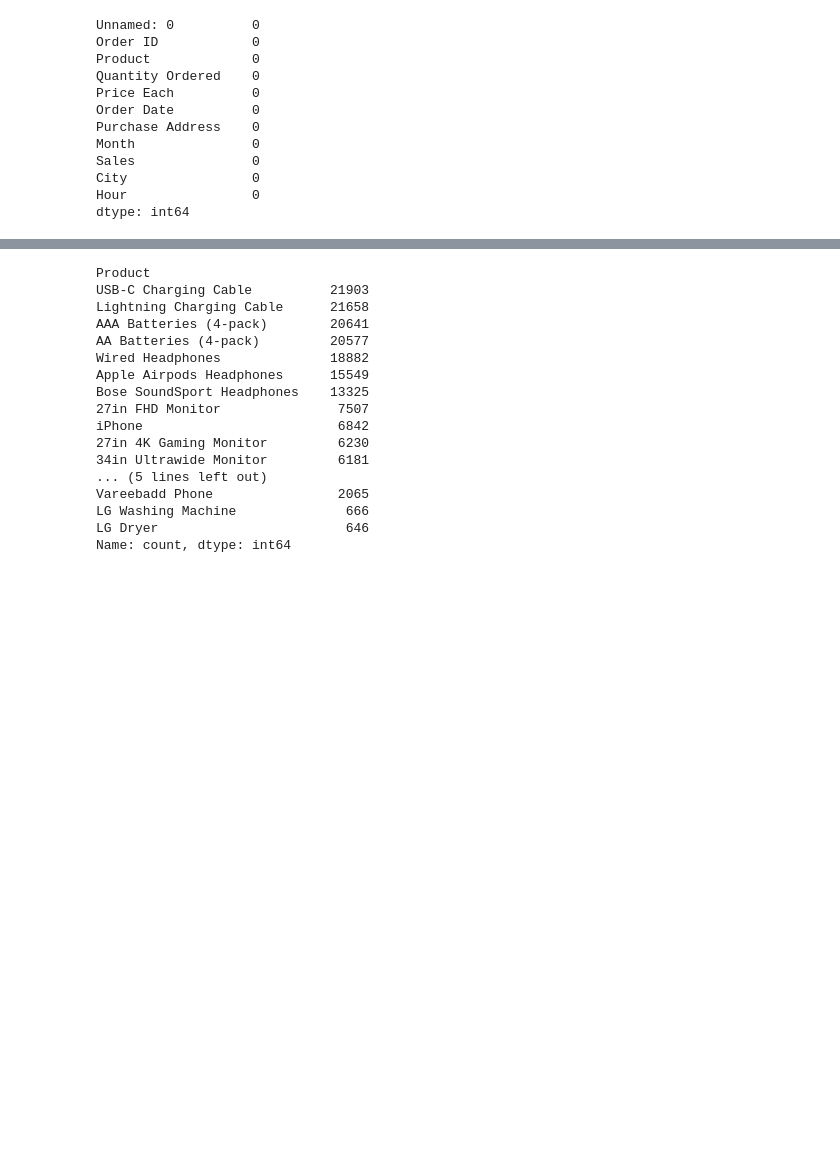
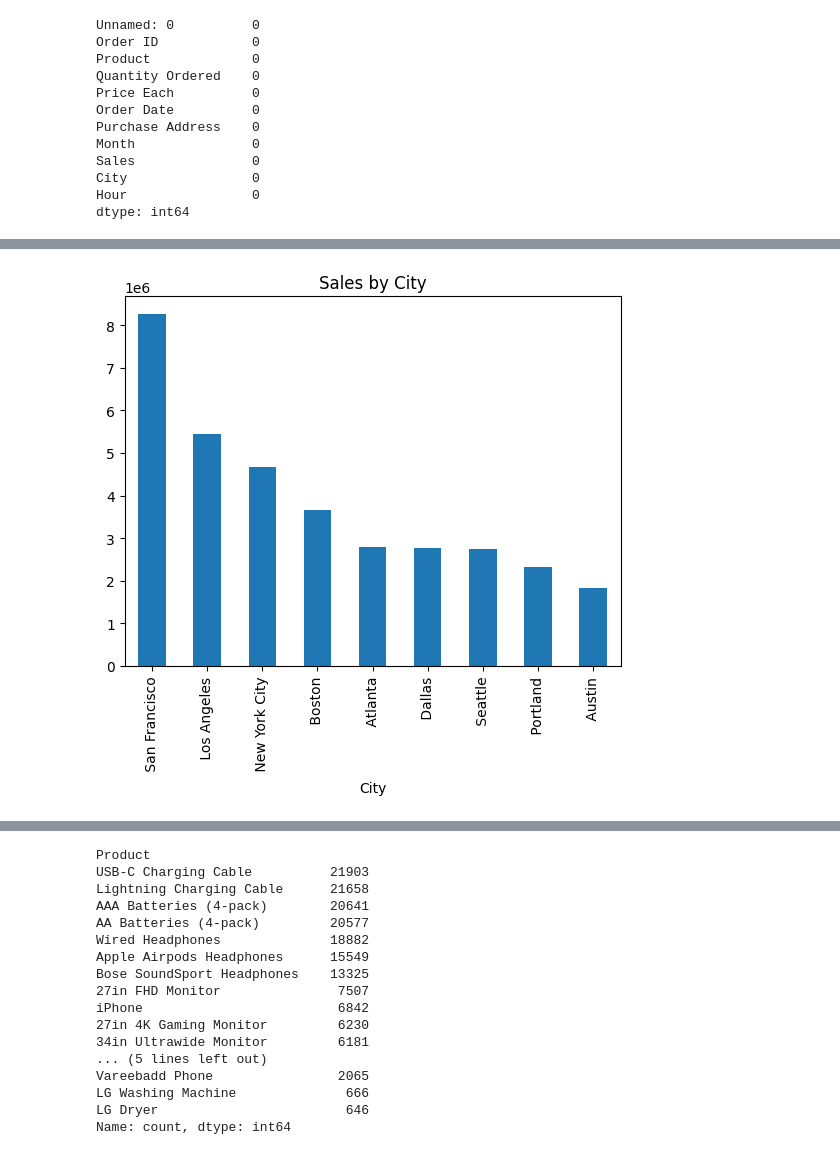
Before and after one commit to Gauraang05/Semantic-Sales-Trend-Analyser, a Jupyter notebook: sales-data-analysis.ipynb, the cells around one changed output, grey strips where cells are left out. Saved outputs shown, nothing was run; the diff lists cells and outputs as text; code cells hidden in the pictures; blank space fills up the shorter version.

```diff
--- a/sales-data-analysis.ipynb
+++ b/sales-data-analysis.ipynb
@@ -80,0 +138,8 @@ sales.head()
+# %%
+city_sales = sales.groupby("City")["Sales"].sum().sort_values(ascending=False)
+
+city_sales.plot(kind='bar')
+plt.title("Sales by City")
+plt.show()
+# %% [output]
+[figure, added]
```
Also changed, not shown: parts of 24 cells of this notebook.
